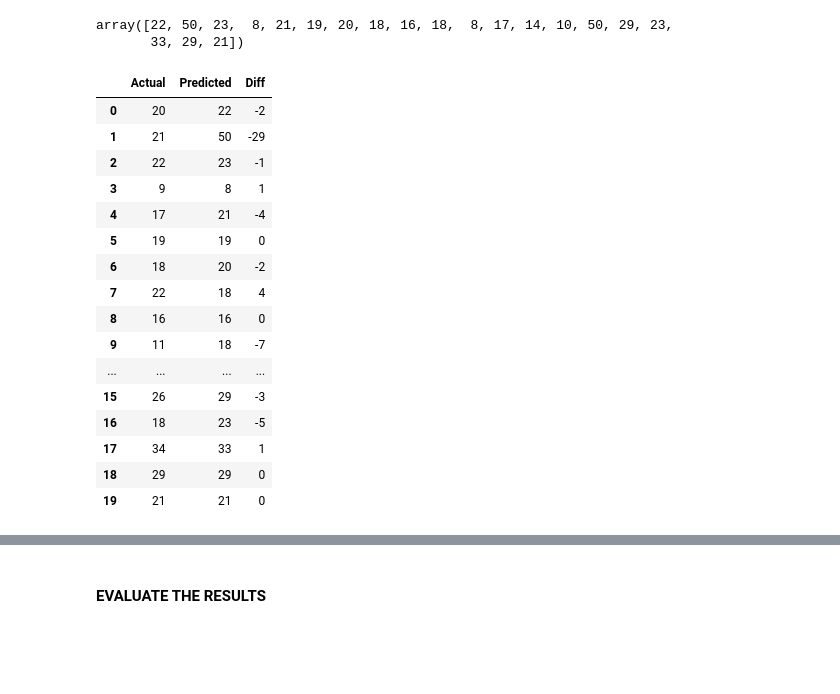
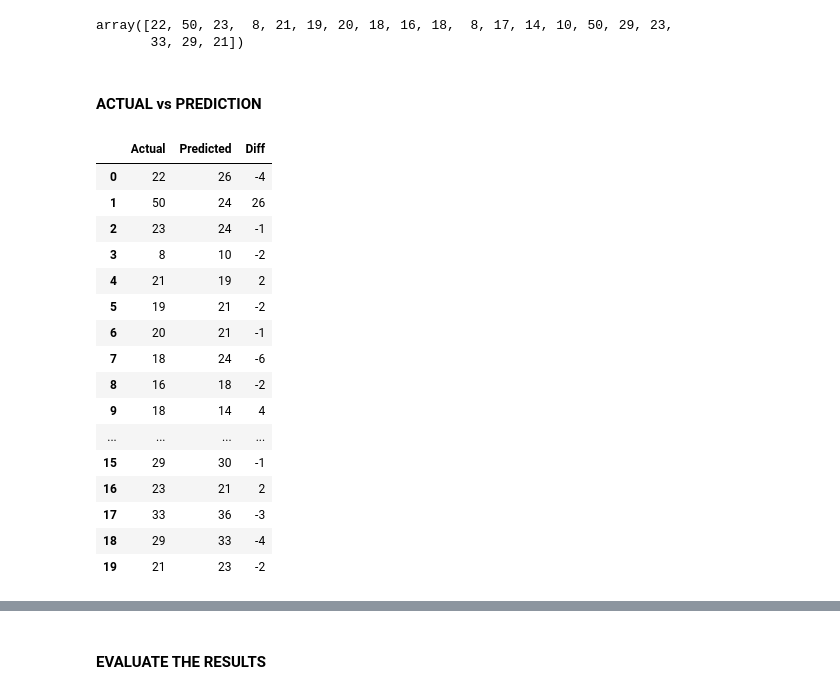
Before and after one commit to pjmeehan/MLS-Project, a Jupyter notebook: MLS Project 2019.ipynb, the cells around one changed output, grey strips where cells are left out. Saved outputs shown, nothing was run; the diff lists cells and outputs as text; code cells hidden in the pictures; blank space fills up the shorter version.

```diff
--- a/MLS Project 2019.ipynb
+++ b/MLS Project 2019.ipynb
@@ -309,35 +314,37 @@ yt
 # %% [output]
 array([22, 50, 23,  8, 21, 19, 20, 18, 16, 18,  8, 17, 14, 10, 50, 29, 23,
        33, 29, 21])
+# %% [markdown]
+#### ACTUAL vs PREDICTION
 # %%
 # copy and paste the results of p and yt, where y1 = p and y2 = yt.
 
-y1 = [20, 21, 22,  9, 17, 19, 18, 22, 16, 11,  6,  9, 13,  7, 47, 26, 18, 34, 29, 21]
+y1 = [26, 24, 24, 10, 19, 21, 21, 24, 18, 14,  6, 10, 15,  8, 53, 30, 21, 36, 33, 23]
 y2= [22, 50, 23,  8, 21, 19, 20, 18, 16, 18,  8, 17, 14, 10, 50, 29, 23, 33, 29, 21]
 
 
 # create dataframes to be able to calculate the differnce between our actual house price and our predicted house price.
 
-df1 = pd.DataFrame({'Actual':y1, 'Predicted':y2})
+df1 = pd.DataFrame({'Actual':y2, 'Predicted':y1})
 y3 = df1['Actual'] - df1['Predicted']
-df2 = pd.DataFrame({'Actual':y1, 'Predicted':y2, 'Diff':y3})
+df2 = pd.DataFrame({'Actual':y2, 'Predicted':y1, 'Diff':y3})
 df3 = df2.head(20)
 df3
 # %% [output]
 |  | Actual | Predicted | Diff |
-| 0 | 20 | 22 | -2 |
-| 1 | 21 | 50 | -29 |
-| 2 | 22 | 23 | -1 |
-| 3 | 9 | 8 | 1 |
-| 4 | 17 | 21 | -4 |
-| 5 | 19 | 19 | 0 |
-| 6 | 18 | 20 | -2 |
-| 7 | 22 | 18 | 4 |
-| 8 | 16 | 16 | 0 |
-| 9 | 11 | 18 | -7 |
+| 0 | 22 | 26 | -4 |
+| 1 | 50 | 24 | 26 |
+| 2 | 23 | 24 | -1 |
+| 3 | 8 | 10 | -2 |
+| 4 | 21 | 19 | 2 |
+| 5 | 19 | 21 | -2 |
+| 6 | 20 | 21 | -1 |
+| 7 | 18 | 24 | -6 |
+| 8 | 16 | 18 | -2 |
+| 9 | 18 | 14 | 4 |
 | ... | ... | ... | ... |
-| 15 | 26 | 29 | -3 |
-| 16 | 18 | 23 | -5 |
-| 17 | 34 | 33 | 1 |
-| 18 | 29 | 29 | 0 |
-| 19 | 21 | 21 | 0 |
+| 15 | 29 | 30 | -1 |
+| 16 | 23 | 21 | 2 |
+| 17 | 33 | 36 | -3 |
+| 18 | 29 | 33 | -4 |
+| 19 | 21 | 23 | -2 |
```
Also changed, not shown: parts of 31 cells of this notebook.
